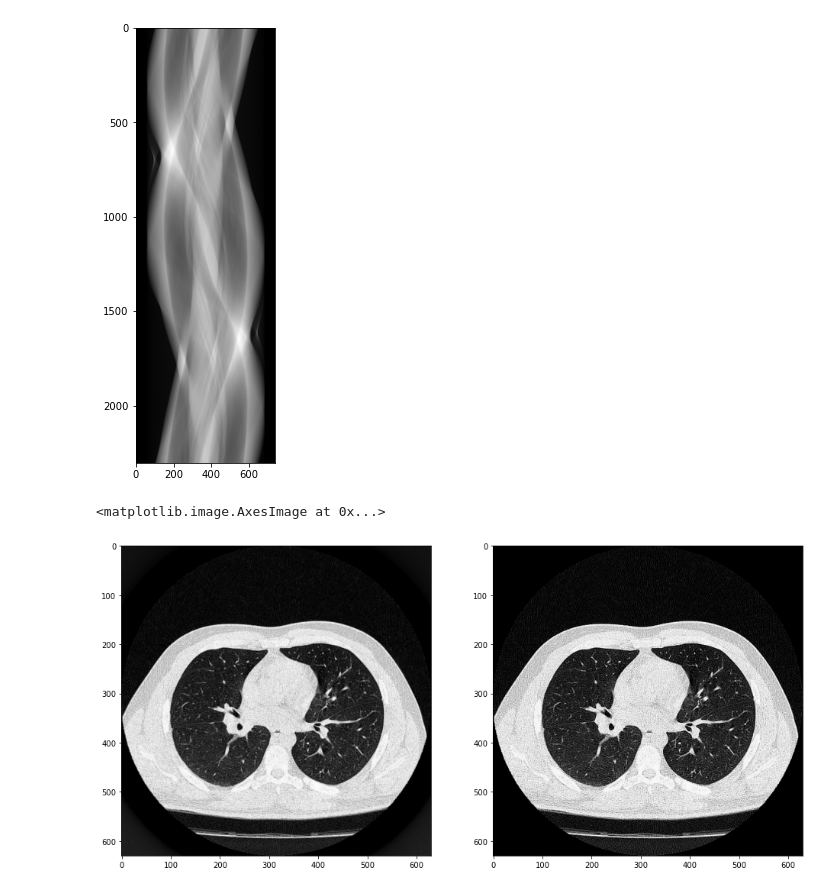
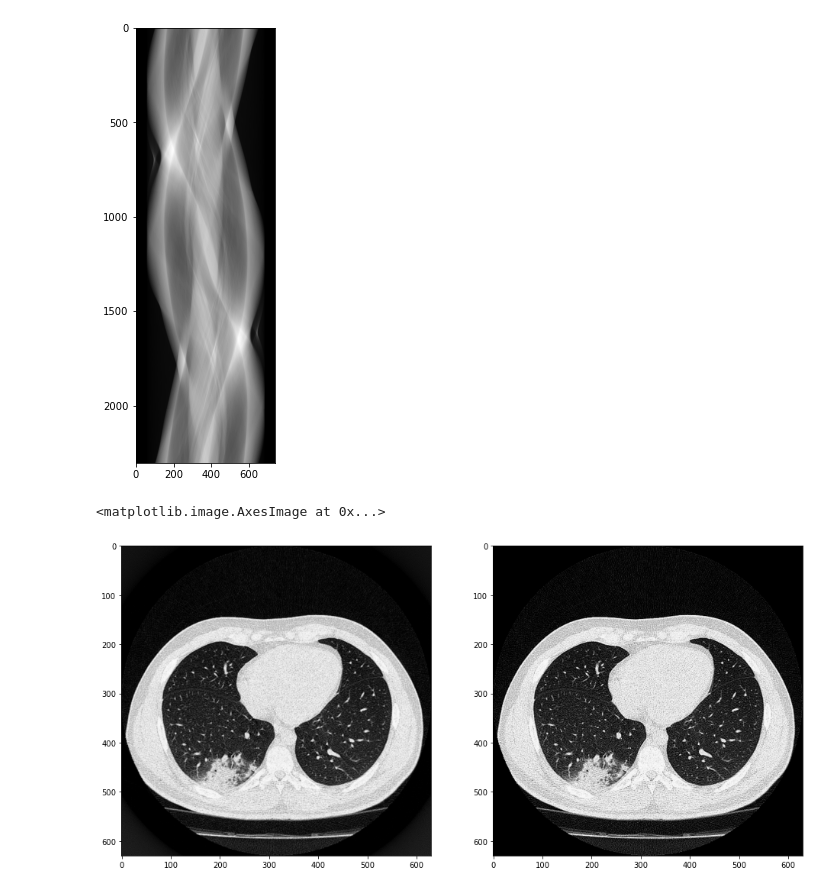
Before and after one commit to wudufan/CTProjector, a Jupyter notebook: example/ex_dd_fp_bp_fan_cupy.ipynb, the cells around one changed output. Cells and saved outputs as stored; diff of their text form; code cells hidden in the pictures.

```diff
--- a/example/ex_dd_fp_bp_fan_cupy.ipynb
+++ b/example/ex_dd_fp_bp_fan_cupy.ipynb
@@ -72,7 +72,9 @@ geometry = <configparser.ConfigParser object at 0x...>
 cp.cuda.Device(0).use()
 
 angles = projector.get_angles()
-cuimg = cp.array(img[0, [img.shape[1]//2], ...], cp.float32, order = 'C')[:, cp.newaxis, ...]
+origin_img = img[0, [img.shape[1]//3, img.shape[1]//2, img.shape[1]//3*2], ...]
+origin_img = origin_img[:, np.newaxis, ...]
+cuimg = cp.array(origin_img, cp.float32, order = 'C')
 cuangles = cp.array(angles, cp.float32, order = 'C')
 
 projector.set_projector(projector.distance_driven_fan_fp, angles = cuangles)
@@ -104,8 +106,8 @@ fprj = fbp_projector.ramp_filter(fp, filter_type='RL')
 recon = fbp_projector.fbp_fan_bp(fprj, angles)
 # %%
 plt.figure(figsize = (16,8))
-plt.subplot(121); plt.imshow(recon[0,0, :, :], 'gray', vmin=0, vmax=0.0225)
-plt.subplot(122); plt.imshow(cuimg.get()[0,0, :, :], 'gray', vmin=0, vmax=0.0225)
+plt.subplot(121); plt.imshow(recon[2,0, :, :], 'gray', vmin=0, vmax=0.0225)
+plt.subplot(122); plt.imshow(cuimg.get()[2,0, :, :], 'gray', vmin=0, vmax=0.0225)
 # %% [output]
 <matplotlib.image.AxesImage at 0x...>
-[figure, old version]
+[figure, new version]
```
Also changed, not shown: parts of 8 cells of this notebook, 7 other files.
